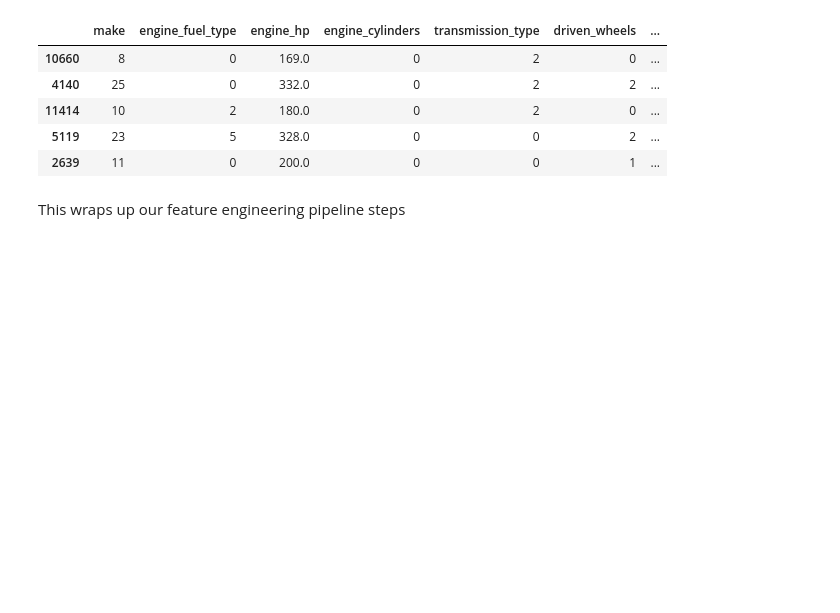
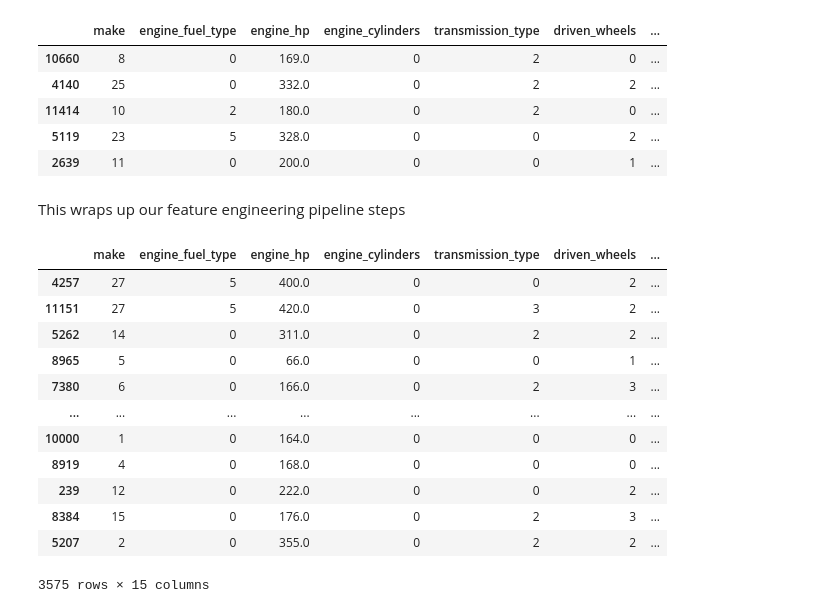
Before and after one commit to chibuikeeugene/Car_price_prediction, a Jupyter notebook: research-and-development/step_04_feature_engineering_pipeline.ipynb, the cells around one changed output. Saved outputs shown, nothing was run; the diff lists cells and outputs as text; code cells hidden in the pictures; blank space fills up the shorter version.

```diff
--- a/research-and-development/step_04_feature_engineering_pipeline.ipynb
+++ b/research-and-development/step_04_feature_engineering_pipeline.ipynb
@@ -219,3 +219,19 @@ x_train.head()
 | 2639 | 11 | 0 | 200.0 | 0 | 0 | 1 | ... |
 # %% [markdown]
 This wraps up our feature engineering pipeline steps
+# %%
+x_test
+# %% [output]
+|  | make | engine_fuel_type | engine_hp | engine_cylinders | transmission_type | driven_wheels | ... |
+| 4257 | 27 | 5 | 400.0 | 0 | 0 | 2 | ... |
+| 11151 | 27 | 5 | 420.0 | 0 | 3 | 2 | ... |
+| 5262 | 14 | 0 | 311.0 | 0 | 2 | 2 | ... |
+| 8965 | 5 | 0 | 66.0 | 0 | 0 | 1 | ... |
+| 7380 | 6 | 0 | 166.0 | 0 | 2 | 3 | ... |
+| ... | ... | ... | ... | ... | ... | ... | ... |
+| 10000 | 1 | 0 | 164.0 | 0 | 0 | 0 | ... |
+| 8919 | 4 | 0 | 168.0 | 0 | 0 | 0 | ... |
+| 239 | 12 | 0 | 222.0 | 0 | 0 | 2 | ... |
+| 8384 | 15 | 0 | 176.0 | 0 | 2 | 3 | ... |
+| 5207 | 2 | 0 | 355.0 | 0 | 2 | 2 | ... |
+3575 rows × 15 columns
```
Also changed, not shown: 38 other files.
